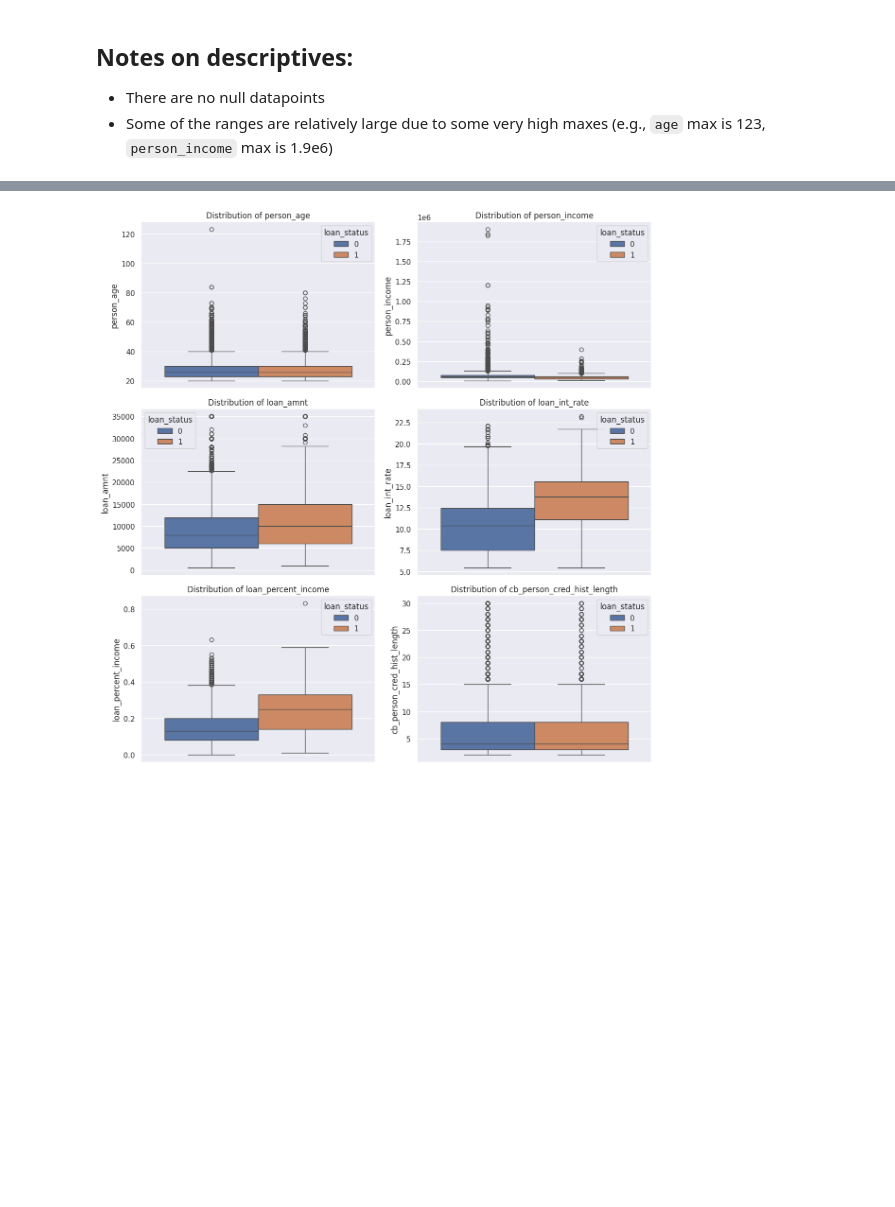
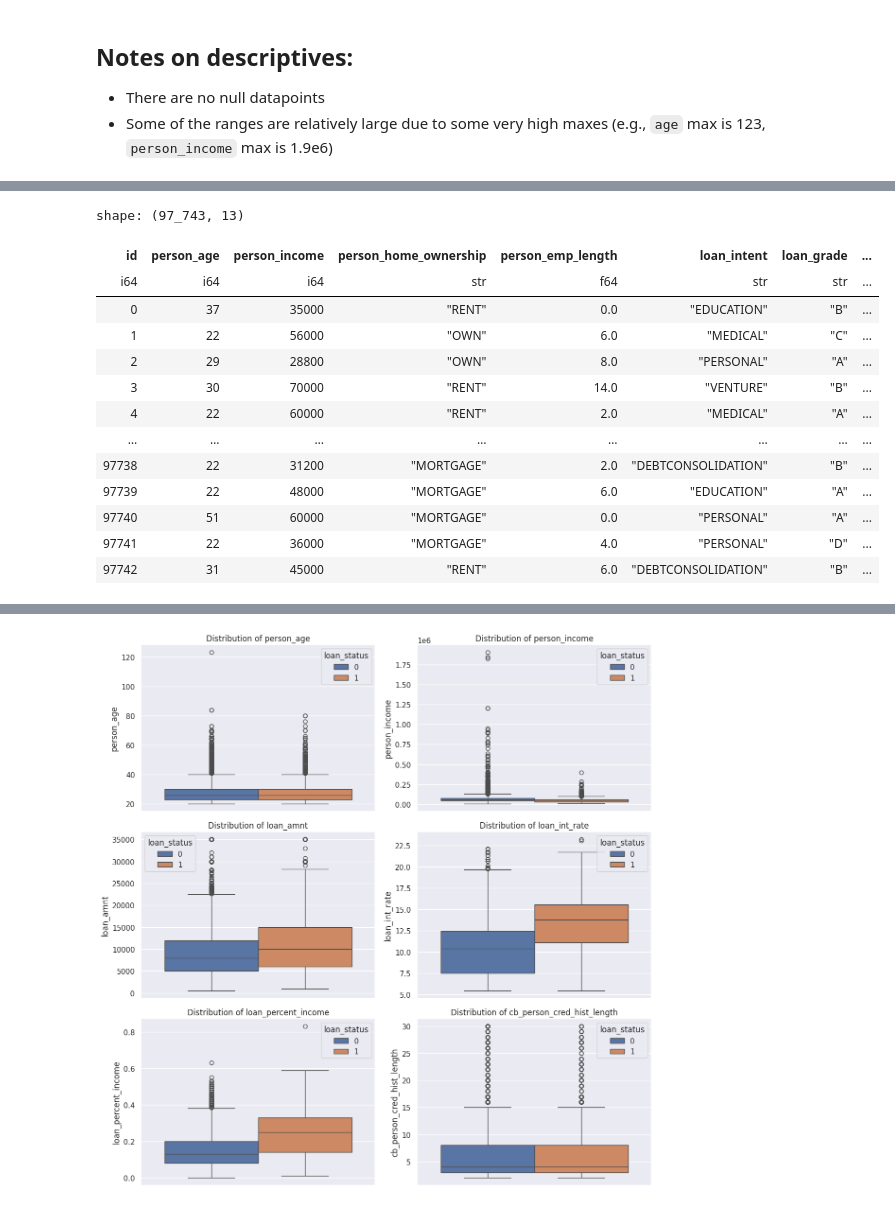
Before and after one commit to rbudnar/LoanApprovalPrediction, a Jupyter notebook: notebooks/eda.ipynb, the cells around one changed output, grey strips where cells are left out. Drawn from its saved outputs; the diff is of its cells as text; code cells hidden in the pictures; blank space fills up the shorter version.

```diff
--- a/notebooks/eda.ipynb
+++ b/notebooks/eda.ipynb
@@ -85,0 +106,22 @@ sns.boxplot(data=train.unpivot(index=[TARGET], on=CONTINUOUS_VARIABLES), hue=TAR
+# %%
+combined = pl.concat([
+    train.with_columns(pl.lit("train").alias("type")).drop(TARGET),
+    test.with_columns(pl.lit("test").alias("type"))
+])
+
+combined
+# %% [output]
+shape: (97_743, 13)
+| id | person_age | person_income | person_home_ownership | person_emp_length | loan_intent | loan_grade | ... |
+| i64 | i64 | i64 | str | f64 | str | str | ... |
+| 0 | 37 | 35000 | "RENT" | 0.0 | "EDUCATION" | "B" | ... |
+| 1 | 22 | 56000 | "OWN" | 6.0 | "MEDICAL" | "C" | ... |
+| 2 | 29 | 28800 | "OWN" | 8.0 | "PERSONAL" | "A" | ... |
+| 3 | 30 | 70000 | "RENT" | 14.0 | "VENTURE" | "B" | ... |
+| 4 | 22 | 60000 | "RENT" | 2.0 | "MEDICAL" | "A" | ... |
+| … | … | … | … | … | … | … | ... |
+| 97738 | 22 | 31200 | "MORTGAGE" | 2.0 | "DEBTCONSOLIDATION" | "B" | ... |
+| 97739 | 22 | 48000 | "MORTGAGE" | 6.0 | "EDUCATION" | "A" | ... |
+| 97740 | 51 | 60000 | "MORTGAGE" | 0.0 | "PERSONAL" | "A" | ... |
+| 97741 | 22 | 36000 | "MORTGAGE" | 4.0 | "PERSONAL" | "D" | ... |
+| 97742 | 31 | 45000 | "RENT" | 6.0 | "DEBTCONSOLIDATION" | "B" | ... |
```
Also changed, not shown: parts of 4 cells of this notebook, 4 other files.
